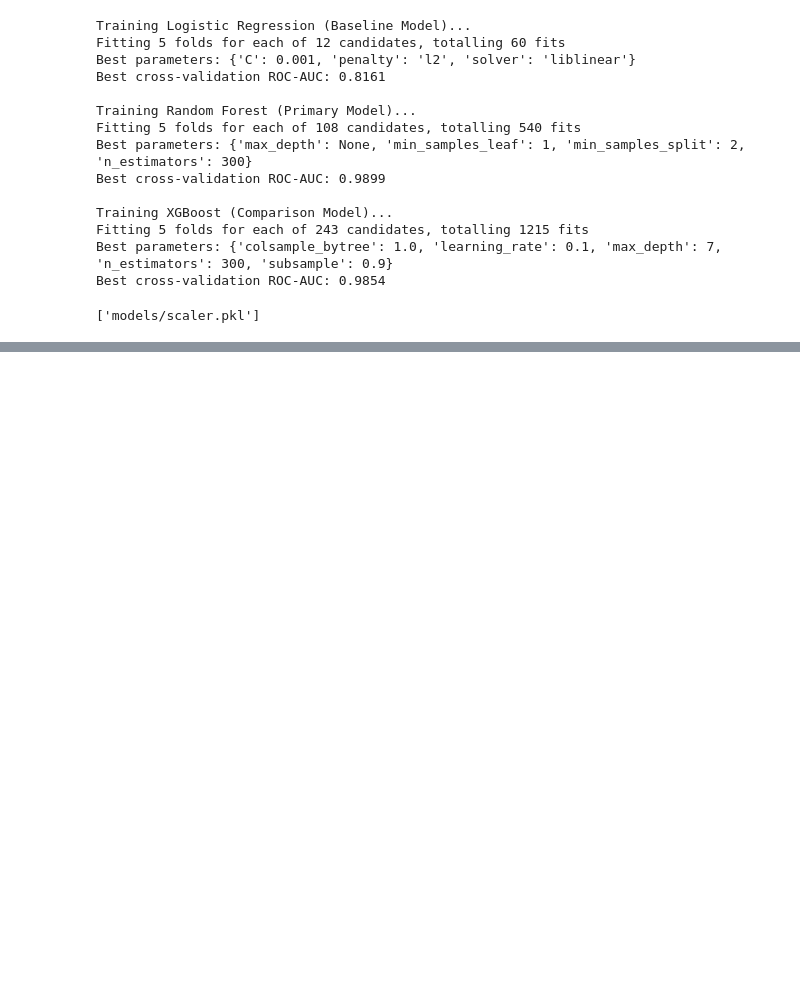
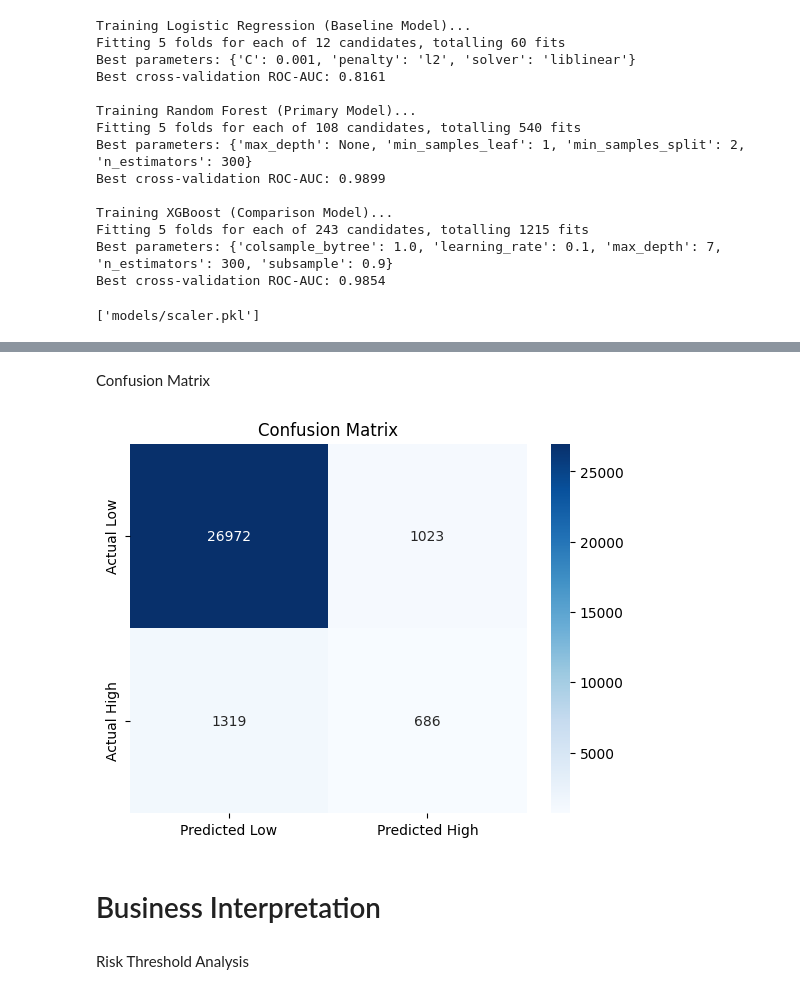
Before and after one commit to AbrshS/CodeAlpha_credit_scoring_model, a Jupyter notebook: credit_scoring_model.ipynb, the cells around one changed output, grey strips where cells are left out. Cells and saved outputs as stored; diff of their text form; code cells hidden in the pictures; blank space fills up the shorter version.

```diff
--- a/credit_scoring_model.ipynb
+++ b/credit_scoring_model.ipynb
@@ -255,0 +418,5 @@ Best cross-validation ROC-AUC: 0.9854
+# %%
+from sklearn.metrics import classification_report
+
+y_pred = best_rf.predict(X_test_scaled)
+print(classification_report(y_test, y_pred, target_names=['Low Risk', 'High Risk']))
@@ -255,0 +432,15 @@ Best cross-validation ROC-AUC: 0.9854
+# %% [markdown]
+Confusion Matrix
+# %%
+sns.heatmap(confusion_matrix(y_test, y_pred),
+            annot=True, fmt='d', cmap='Blues',
+            xticklabels=['Predicted Low', 'Predicted High'],
+            yticklabels=['Actual Low', 'Actual High'])
+plt.title('Confusion Matrix')
+plt.show()
+# %% [output]
+[figure, added]
+# %% [markdown]
+# Business Interpretation
+# %% [markdown]
+Risk Threshold Analysis
```
Also changed, not shown: parts of 24 cells of this notebook, 2 other files.
